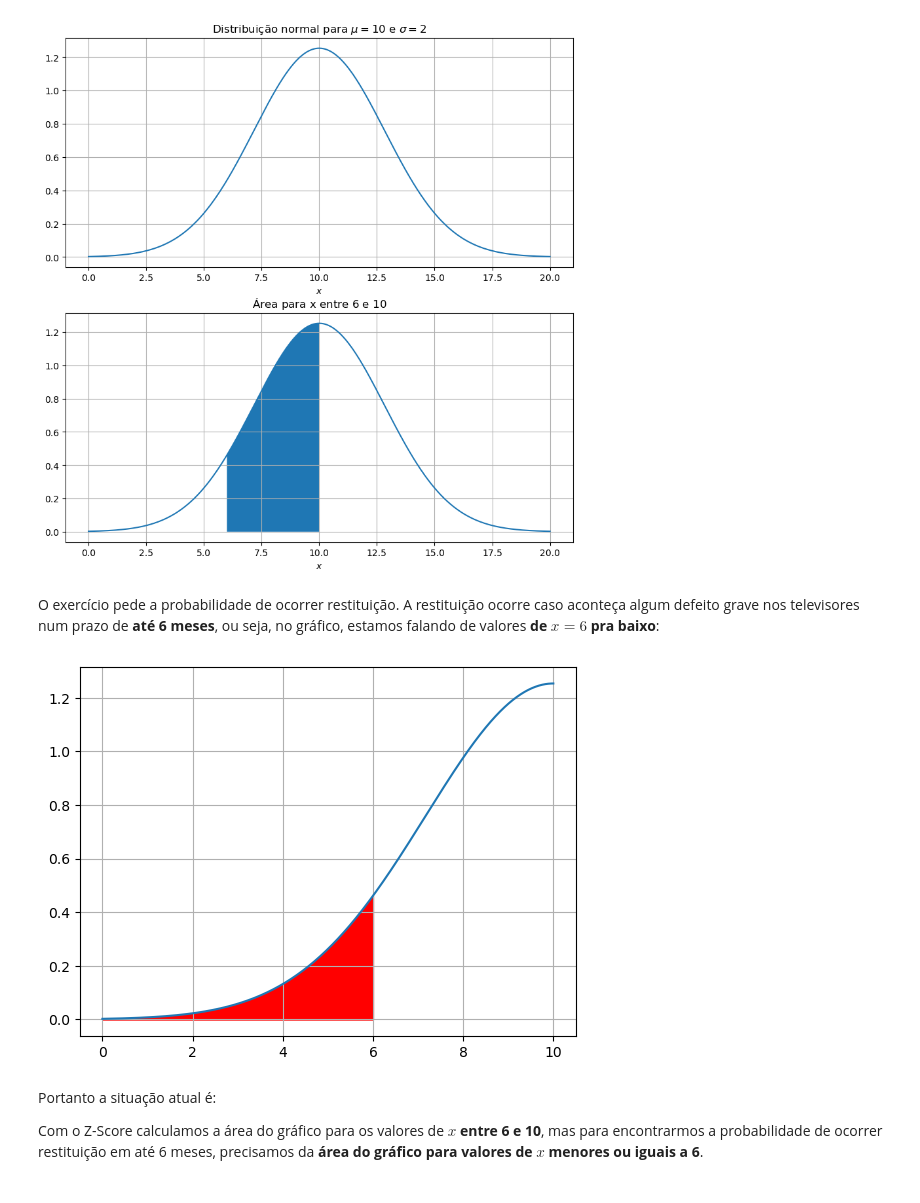
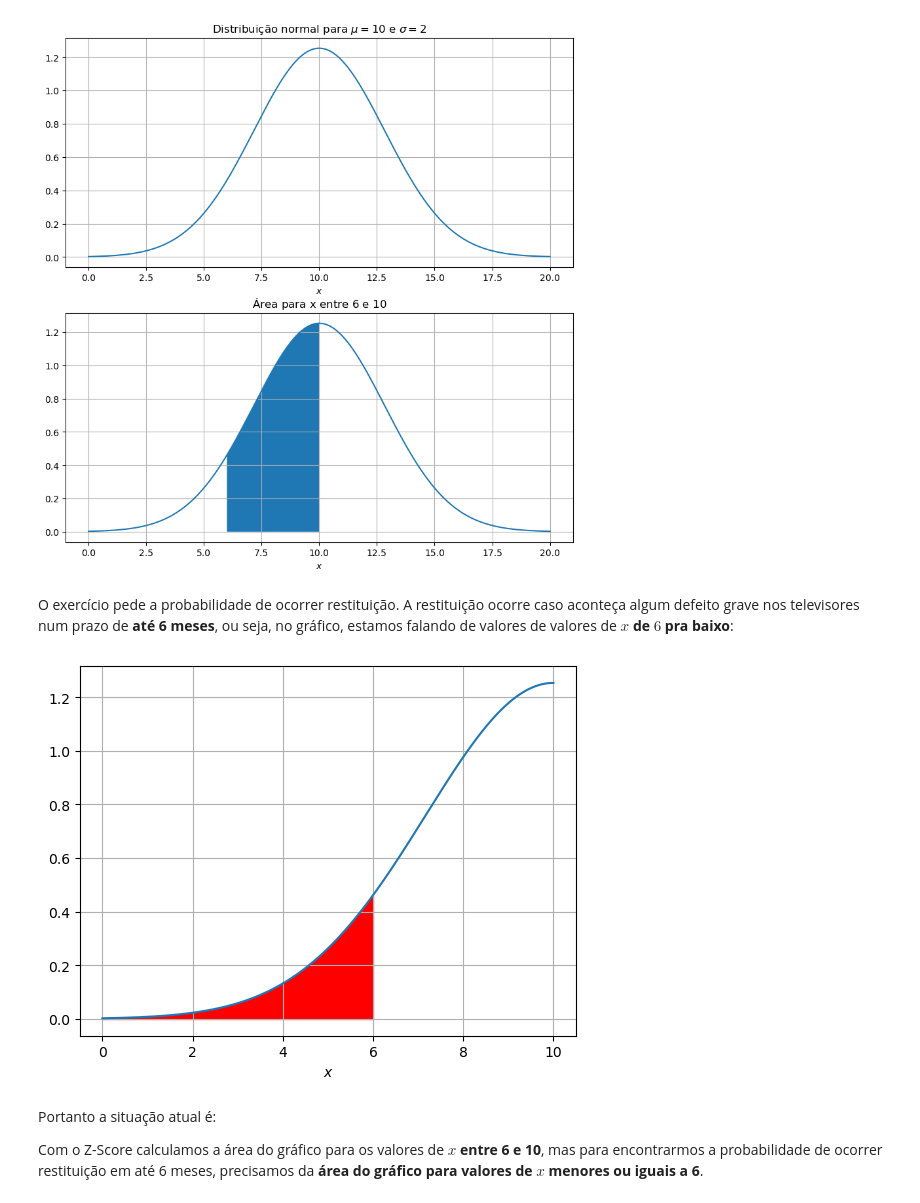
Before and after one commit to eltonlima01/statistics, a Jupyter notebook: normal-distribution/notebooks/main.ipynb, the cells around one changed output. Cells and saved outputs as stored; diff of their text form; code cells hidden in the pictures.

```diff
--- a/normal-distribution/notebooks/main.ipynb
+++ b/normal-distribution/notebooks/main.ipynb
@@ -108,26 +109,27 @@ plt.show ()
 # %% [output]
 [figure]
 # %% [markdown]
-O exercício pede a probabilidade de ocorrer restituição. A restituição ocorre caso aconteça algum defeito grave nos televisores num prazo de **até 6 meses**, ou seja, no gráfico, estamos falando de valores **de $x = 6$ pra baixo**:
+O exercício pede a probabilidade de ocorrer restituição. A restituição ocorre caso aconteça algum defeito grave nos televisores num prazo de **até 6 meses**, ou seja, no gráfico, estamos falando de valores de valores de $x$ **de $6$ pra baixo**:
 # %%
 x1, x2 = 0, 10
 x = np.linspace (x1, x2, points)
 
 y = np.exp (- ((x - mu) ** 2) / ((2 * sigma ) ** 2)) / sigma * np.sqrt (2 * np.pi)
 
 plt.plot (x, y)
 plt.grid ()
+plt.xlabel ("$x$")
 
 i1, i2 = 0, 6
 i = np.linspace (i1, i2, points)
 
 yi = np.exp (- ((i - mu) ** 2) / ((2 * sigma ) ** 2)) / sigma * np.sqrt (2 * np.pi)
 
 plt.fill_between (i, yi, color = "red")
 
 plt.show ()
 # %% [output]
-[figure, old version]
+[figure, new version]
 # %% [markdown]
 Portanto a situação atual é:
 
```
Also changed, not shown: parts of 13 cells of this notebook.
